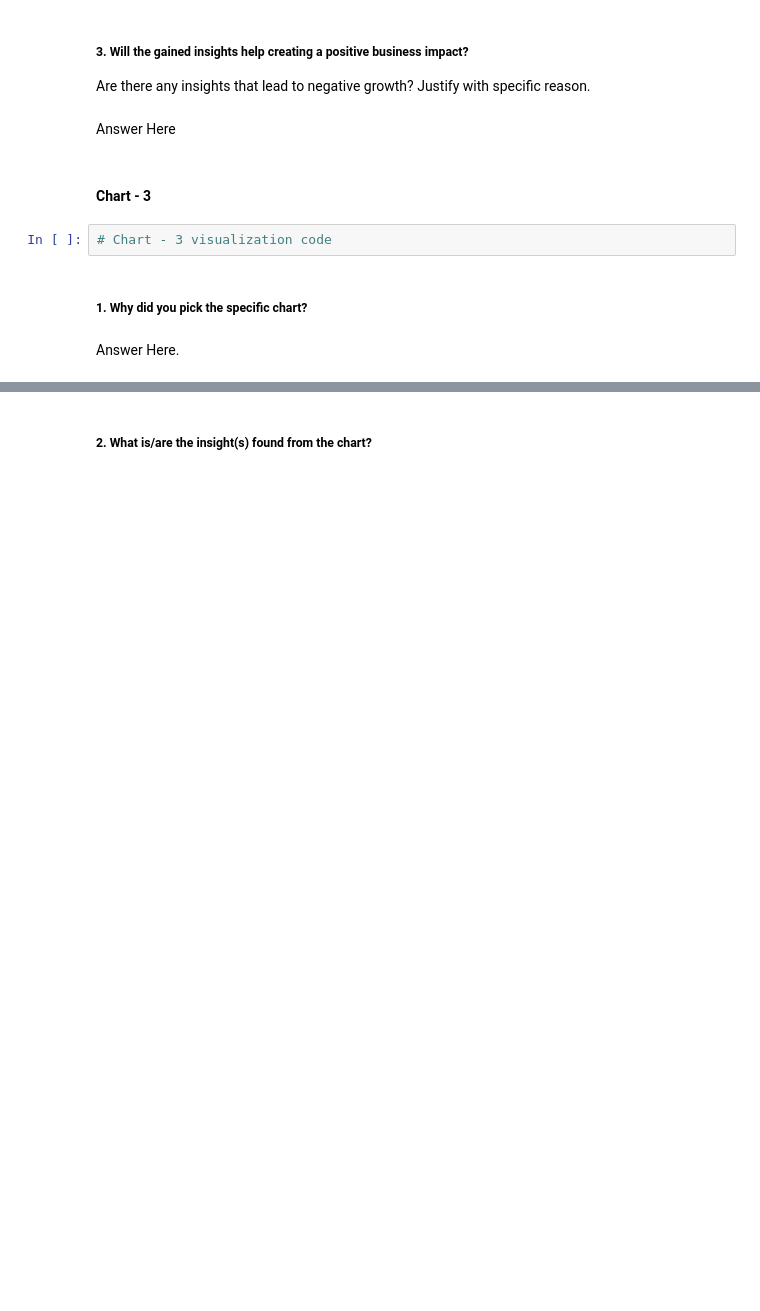
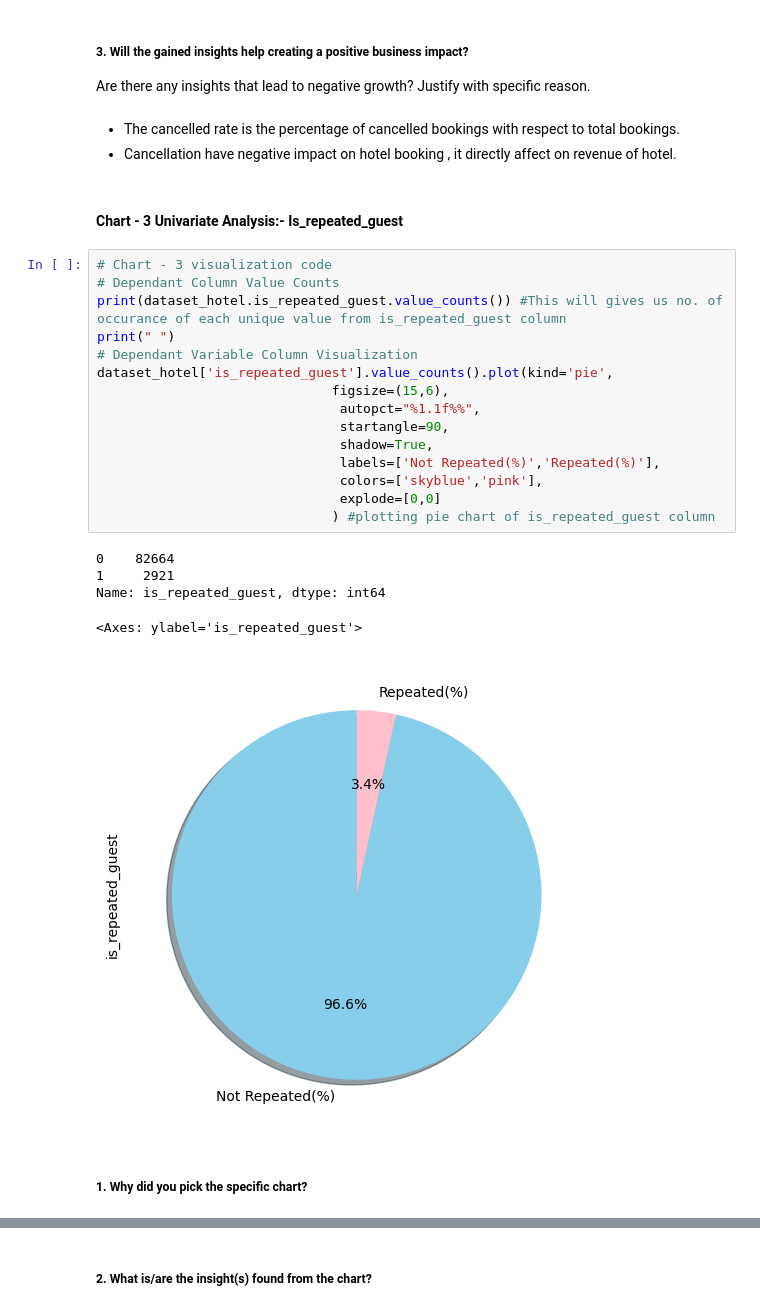
Before and after one commit to priyarane879/Hotel-Booking-Analysis, a Jupyter notebook: Priya_Naik_Hotel_Booking_Analysis_EDA_project.ipynb, the cells around one changed output, grey strips where cells are left out. Drawn from its saved outputs; the diff is of its cells as text; blank space fills up the shorter version.

```diff
--- a/Priya_Naik_Hotel_Booking_Analysis_EDA_project.ipynb
+++ b/Priya_Naik_Hotel_Booking_Analysis_EDA_project.ipynb
@@ -567,13 +611,31 @@ Answer Here
 # %% [markdown]
 ##### 3. Will the gained insights help creating a positive business impact?
 Are there any insights that lead to negative growth? Justify with specific reason.
-# %% [markdown]
-Answer Here
+# %% [markdown]
+* The cancelled rate is the percentage of  cancelled  bookings with respect to total bookings.
+* Cancellation have negative impact on hotel booking , it directly affect on revenue of hotel.
 # %% [markdown]
-#### Chart - 3
+#### Chart - 3 Univariate Analysis:- Is_repeated_guest
-# %%
-# Chart - 3 visualization code
+# %%
+# Chart - 3 visualization code
+# Dependant Column Value Counts
+print(dataset_hotel.is_repeated_guest.value_counts()) #This will gives us no. of occurance of each unique value from is_repeated_guest column
+print(" ")
+# Dependant Variable Column Visualization
+dataset_hotel['is_repeated_guest'].value_counts().plot(kind='pie',
+                              figsize=(15,6),
+                               autopct="%1.1f%%",
+                               startangle=90,
+                               shadow=True,
+                               labels=['Not Repeated(%)','Repeated(%)'],
+                               colors=['skyblue','pink'],
+                               explode=[0,0]
+                              ) #plotting pie chart of is_repeated_guest column
+# %% [output]
+0    82664
+1     2921
+Name: is_repeated_guest, dtype: int64
+<Axes: ylabel='is_repeated_guest'>
+[figure, added]
 # %% [markdown]
 ##### 1. Why did you pick the specific chart?
-# %% [markdown]
-Answer Here.
```
Also changed, not shown: parts of 157 cells of this notebook.
